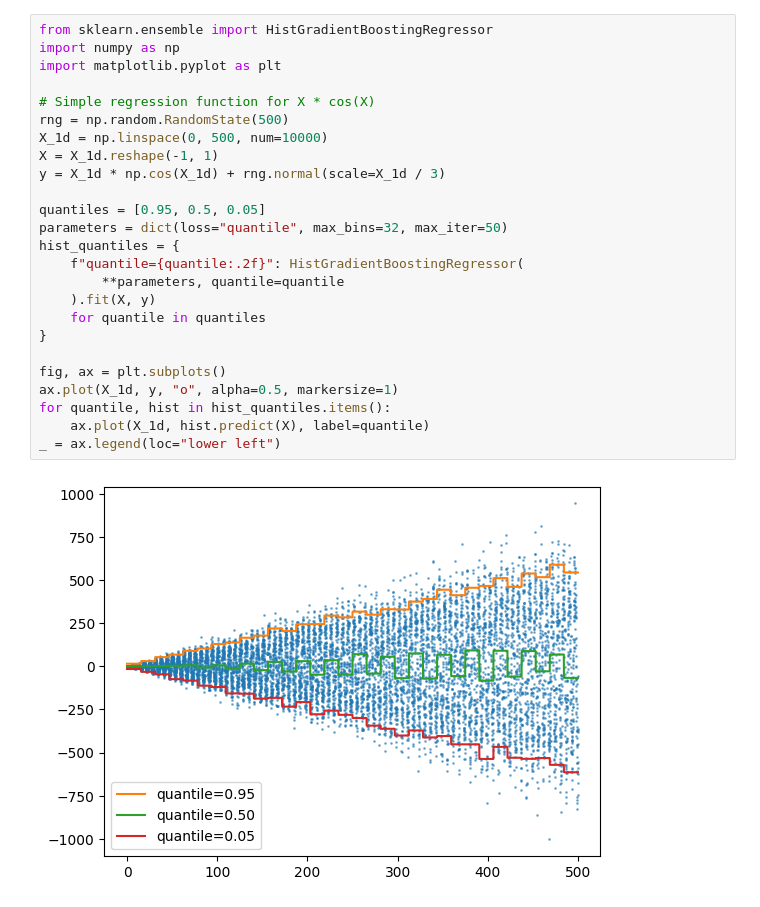
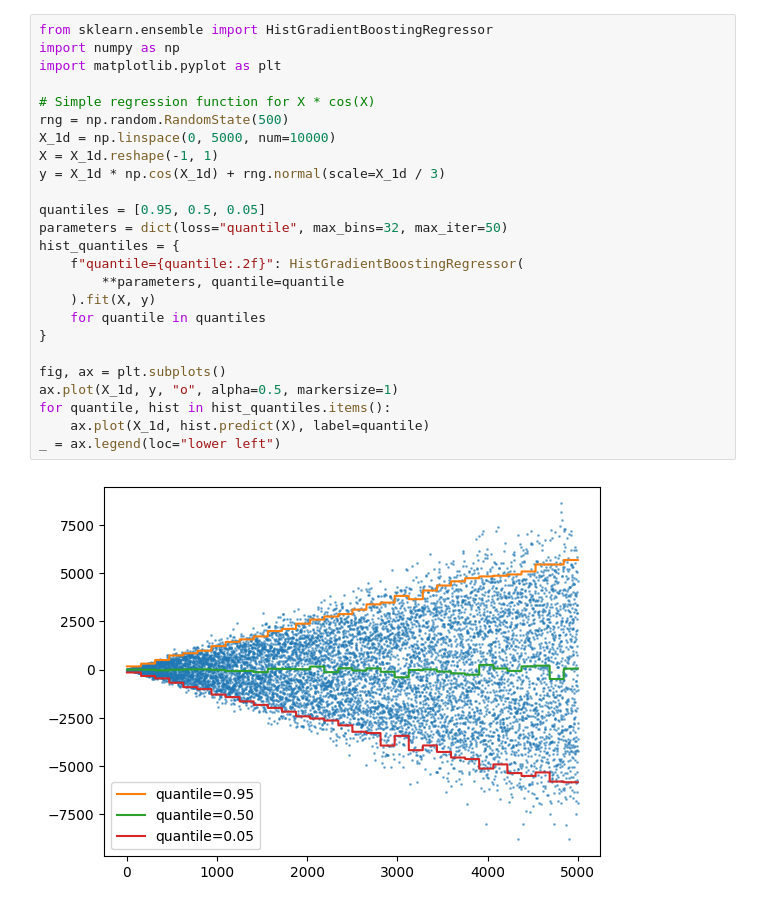
Before and after one commit to Louis6620/CodePV, a Jupyter notebook: TestCode/Testcode.ipynb, the cells around one changed output. Saved outputs shown, nothing was run; the diff lists cells and outputs as text.

```diff
--- a/TestCode/Testcode.ipynb
+++ b/TestCode/Testcode.ipynb
@@ -1,27 +1,27 @@
 # %%
 from sklearn.ensemble import HistGradientBoostingRegressor
 import numpy as np
 import matplotlib.pyplot as plt
 
 # Simple regression function for X * cos(X)
 rng = np.random.RandomState(500)
-X_1d = np.linspace(0, 500, num=10000)
+X_1d = np.linspace(0, 5000, num=10000)
 X = X_1d.reshape(-1, 1)
 y = X_1d * np.cos(X_1d) + rng.normal(scale=X_1d / 3)
 
 quantiles = [0.95, 0.5, 0.05]
 parameters = dict(loss="quantile", max_bins=32, max_iter=50)
 hist_quantiles = {
     f"quantile={quantile:.2f}": HistGradientBoostingRegressor(
         **parameters, quantile=quantile
     ).fit(X, y)
     for quantile in quantiles
 }
 
 fig, ax = plt.subplots()
 ax.plot(X_1d, y, "o", alpha=0.5, markersize=1)
 for quantile, hist in hist_quantiles.items():
     ax.plot(X_1d, hist.predict(X), label=quantile)
 _ = ax.legend(loc="lower left")
 # %% [output]
-[figure, old version]
+[figure, new version]
```
Also changed, not shown: 3 other files.
